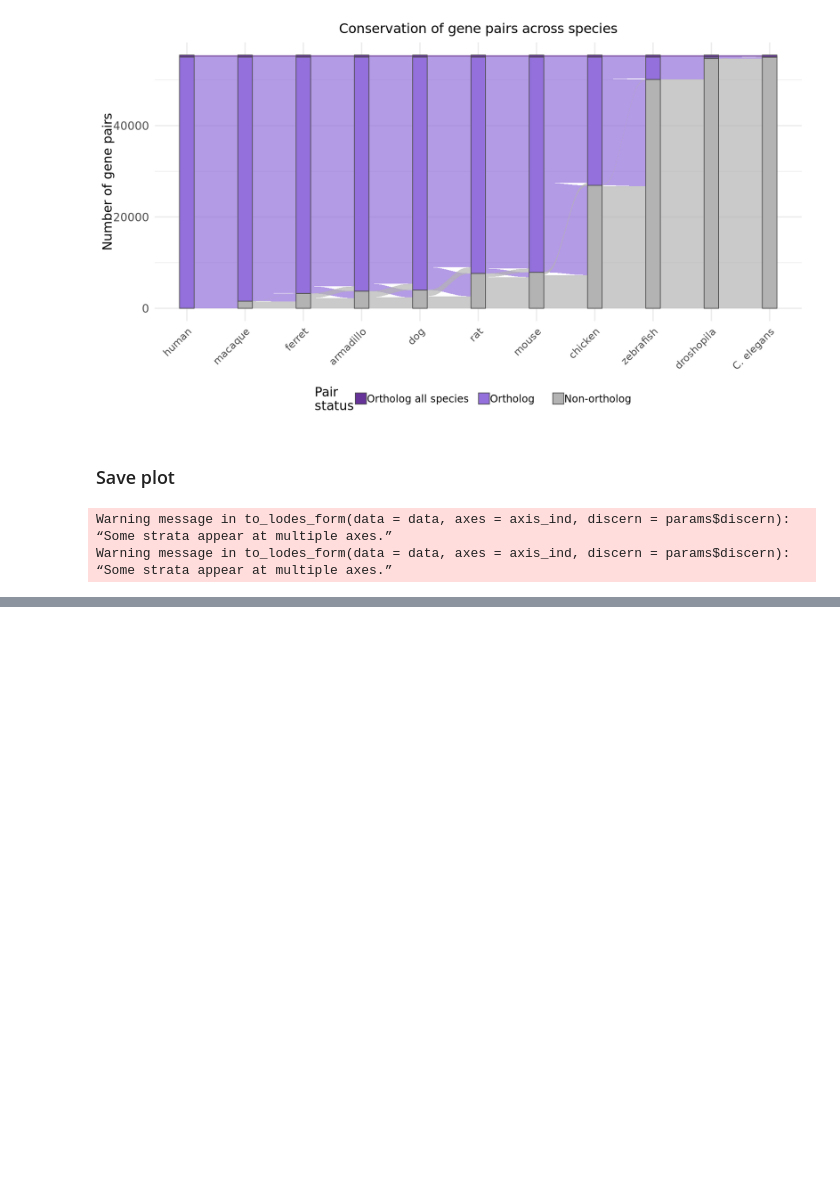
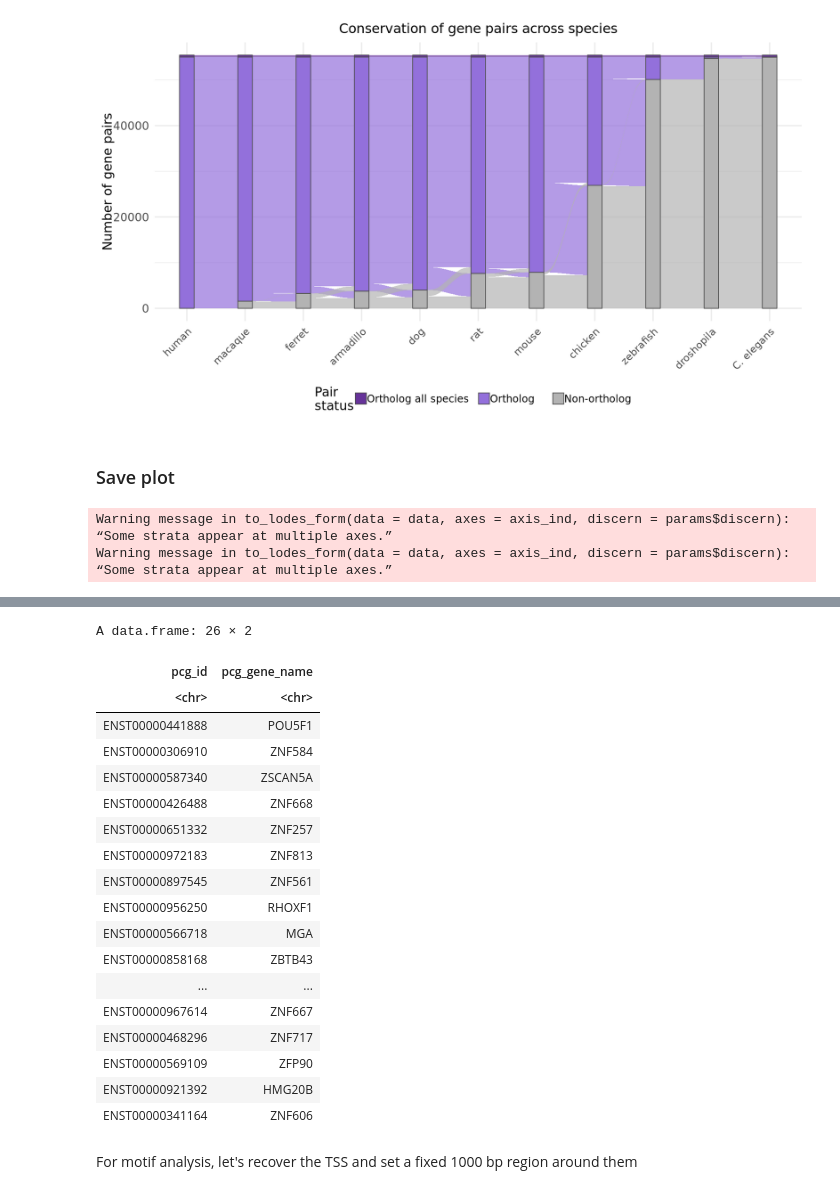
Before and after one commit to MartinLoza/lncRNA_TF_pairs_analysis, a Jupyter notebook: 04_Figure_window_size_and_GO/06_Species_comparison_lncRNA_TF/03_Plots_gene_pairs_analysis.ipynb, the cells around one changed output, grey strips where cells are left out. Cells and saved outputs as stored; diff of their text form; code cells hidden in the pictures; blank space fills up the shorter version.

Commit message:
Update plots of gene pairs.

```diff
--- a/04_Figure_window_size_and_GO/06_Species_comparison_lncRNA_TF/03_Plots_gene_pairs_analysis.ipynb
+++ b/04_Figure_window_size_and_GO/06_Species_comparison_lncRNA_TF/03_Plots_gene_pairs_analysis.ipynb
@@ -483,0 +497,7 @@ Warning message in to_lodes_form(data = data, axes = axis_ind, discern = params$
+# %%
+# Get the number of species columns that a gene pair is conserved in
+tmp_conservation <- pair_conservation$data %>%
+    mutate(num_species_conserved = rowSums(across(-region, ~ . == "Present")))
+
+table(tmp_conservation$num_species_conserved)
+summary(tmp_conservation$num_species_conserved)
@@ -483,0 +511,19 @@ Warning message in to_lodes_form(data = data, axes = axis_ind, discern = params$
+# %%
+# Get the conserved gene pairs ids
+conserved_pairs <- tmp_conservation %>%
+    filter(num_species_conserved == (ncol(tmp_conservation) - 2)) %>%
+    pull(region)
+
+# Get the other regions
+other_pairs <- tmp_conservation %>%
+    filter(num_species_conserved > 1 & num_species_conserved < (ncol(tmp_conservation) - 2)) %>%
+    pull(region)
+
+# Get the human specific gene pairs data
+human_specific_pairs <- tmp_conservation %>%
+    filter(num_species_conserved == 1) %>%
+    pull(region)
+
+cat("Number of gene pairs conserved in all species: ", length(conserved_pairs), "\n")
+cat("Number of gene pairs conserved in some but not all species: ", length(other_pairs), "\n")
+cat("Number of human specific gene pairs: ", length(human_specific_pairs), "\n")
@@ -483,0 +536,4 @@ Warning message in to_lodes_form(data = data, axes = axis_ind, discern = params$
+# %%
+# Let's add region information to the gene pairs to select information
+gene_pairs <- gene_pairs %>%
+    mutate(pair_id = paste(ncRNA_id, pcg_id, sep = "_"))
@@ -483,0 +570,13 @@ Warning message in to_lodes_form(data = data, axes = axis_ind, discern = params$
+# %%
+# Conserved TF gene names
+conserved_TF_names <- gene_pairs %>%
+    filter(pair_id %in% conserved_pairs) %>%
+    select(pcg_id, pcg_gene_name) %>%
+    distinct()
+
+human_specific_TF_names <- gene_pairs %>%
+    filter(pair_id %in% human_specific_pairs) %>%
+    select(pcg_id, pcg_gene_name) %>%
+    distinct()
+
+conserved_TF_names
@@ -483,0 +591,22 @@ Warning message in to_lodes_form(data = data, axes = axis_ind, discern = params$
+# %%
+human_specific_TF_names %>% filter(pcg_gene_name != "")
+# %% [output]
+A data.frame: 26 × 2
+| pcg_id | pcg_gene_name |
+| <chr> | <chr> |
+| ENST00000441888 | POU5F1 |
+| ENST00000306910 | ZNF584 |
+| ENST00000587340 | ZSCAN5A |
+| ENST00000426488 | ZNF668 |
+| ENST00000651332 | ZNF257 |
+| ENST00000972183 | ZNF813 |
+| ENST00000897545 | ZNF561 |
+| ENST00000956250 | RHOXF1 |
+| ENST00000566718 | MGA |
+| ENST00000858168 | ZBTB43 |
+| ... | ... |
+| ENST00000967614 | ZNF667 |
+| ENST00000468296 | ZNF717 |
+| ENST00000569109 | ZFP90 |
+| ENST00000921392 | HMG20B |
+| ENST00000341164 | ZNF606 |
@@ -483,0 +629,2 @@ Warning message in to_lodes_form(data = data, axes = axis_ind, discern = params$
+# %% [markdown]
+For motif analysis, let's recover the TSS and set a fixed 1000 bp region around them
```
Also changed, not shown: parts of 16 cells of this notebook.
